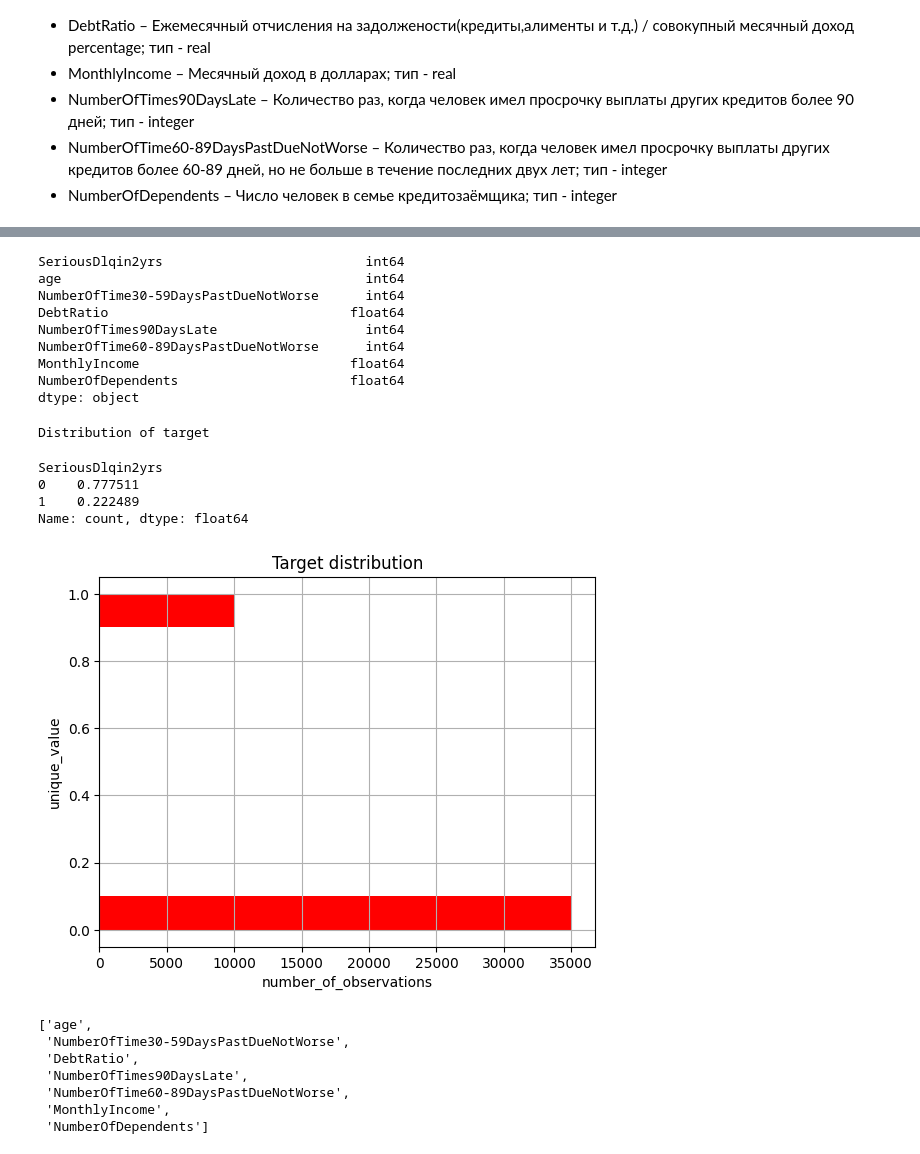
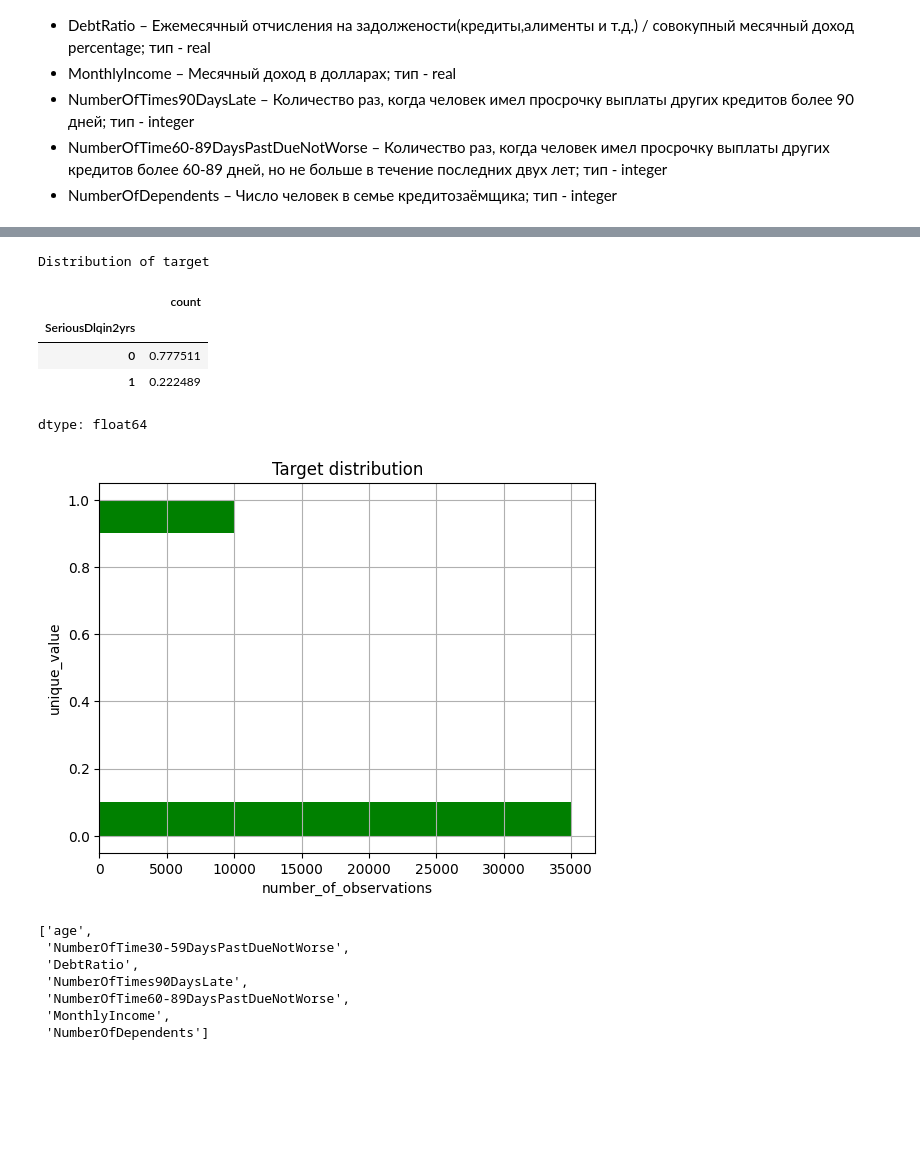
Before and after one commit to Atlantxyz/ml, a Jupyter notebook: Тема 5/assignment05_logit_rf_credit_scoring (1).ipynb, the cells around one changed output, grey strips where cells are left out. Saved outputs shown, nothing was run; the diff lists cells and outputs as text; code cells hidden in the pictures; blank space fills up the shorter version.

```diff
--- a/Тема 5/assignment05_logit_rf_credit_scoring (1).ipynb
+++ b/Тема 5/assignment05_logit_rf_credit_scoring (1).ipynb
@@ -66,13 +48,4 @@ data.head()
-# %%
-## Рассмотрим типы считанных данных
-data.dtypes
-# %% [output]
-SeriousDlqin2yrs                          int64
-age                                       int64
-NumberOfTime30-59DaysPastDueNotWorse      int64
-DebtRatio                               float64
-NumberOfTimes90DaysLate                   int64
-NumberOfTime60-89DaysPastDueNotWorse      int64
-MonthlyIncome                           float64
-NumberOfDependents                      float64
-dtype: object
+# %%
+credit_scoring_sample = "https://raw.githubusercontent.com/Atlantxyz/ml/refs/heads/main/%D0%A2%D0%B5%D0%BC%D0%B0%205/credit_scoring_sample.csv"
+data = pd.read_csv(credit_scoring_sample, sep=";")
+data.head()
@@ -79,18 +54,17 @@ dtype: object
 # %%
-## Посмотрим на распределение классов в зависимой переменной
-
-ax = data["SeriousDlqin2yrs"].hist(orientation="horizontal", color="red")
+ax = data["SeriousDlqin2yrs"].hist(orientation="horizontal", color="green")
 ax.set_xlabel("number_of_observations")
 ax.set_ylabel("unique_value")
 ax.set_title("Target distribution")
 
 print("Distribution of target")
 data["SeriousDlqin2yrs"].value_counts() / data.shape[0]
 # %% [output]
 Distribution of target
+|  | count |
+| SeriousDlqin2yrs |  |
+| 0 | 0.777511 |
+| 1 | 0.222489 |
-SeriousDlqin2yrs
-0    0.777511
-1    0.222489
-Name: count, dtype: float64
+dtype: float64
-[figure, old version]
+[figure, new version]
 # %%
```
Also changed, not shown: parts of 33 cells of this notebook.
